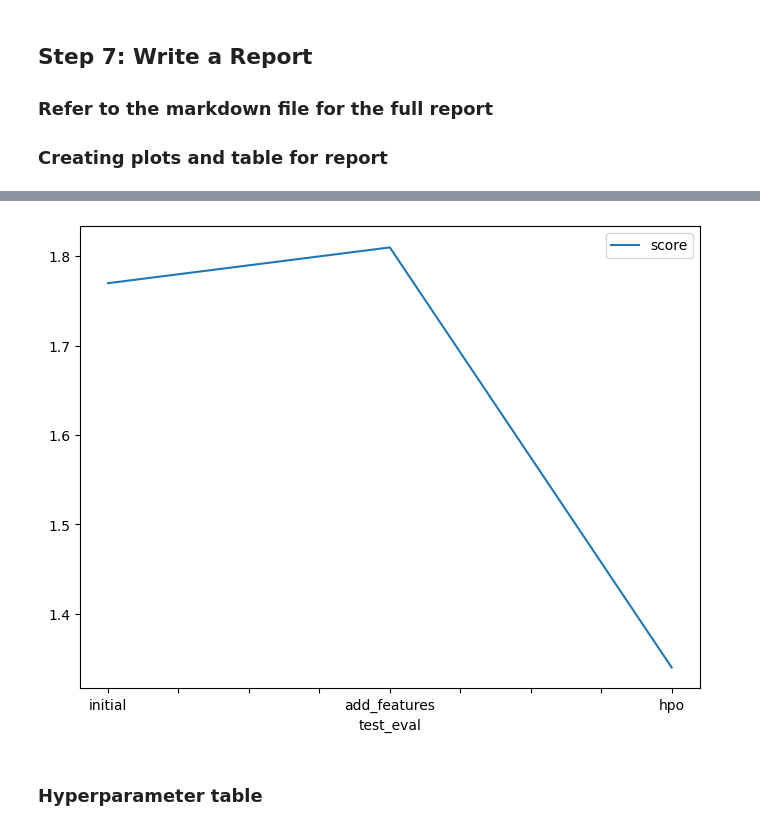
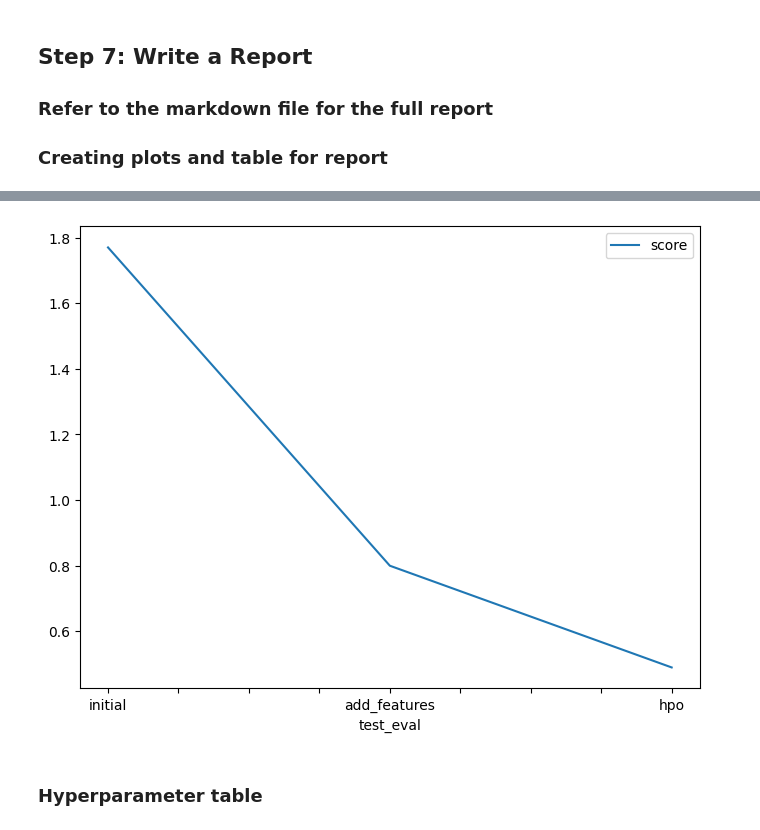
Before and after one commit to AlaaMelek/Bike-Sharing-Demand, a Jupyter notebook: project-template.ipynb, the cells around one changed output, grey strips where cells are left out. Drawn from its saved outputs; the diff is of its cells as text; code cells hidden in the pictures.

```diff
--- a/project-template.ipynb
+++ b/project-template.ipynb
@@ -709,14 +716,14 @@ fig.savefig('model_train_score.png')
 # %%
 # Take the 3 kaggle scores and creating a line plot to show improvement
 fig = pd.DataFrame(
     {
         "test_eval": ["initial", "add_features", "hpo"],
-        "score": [1.77, 1.81, 1.34]
+        "score": [1.77, 0.80, 0.49]
     }
 ).plot(x="test_eval", y="score", figsize=(8, 6)).get_figure()
-fig.savefig('model_test_score.png')
+fig.savefig('./img/model_test_score.png')
 # %% [output]
-[figure, old version]
+[figure, new version]
 # %% [markdown]
 ### Hyperparameter table
 # %%
```
Also changed, not shown: parts of 32 cells of this notebook, 3 other files.
